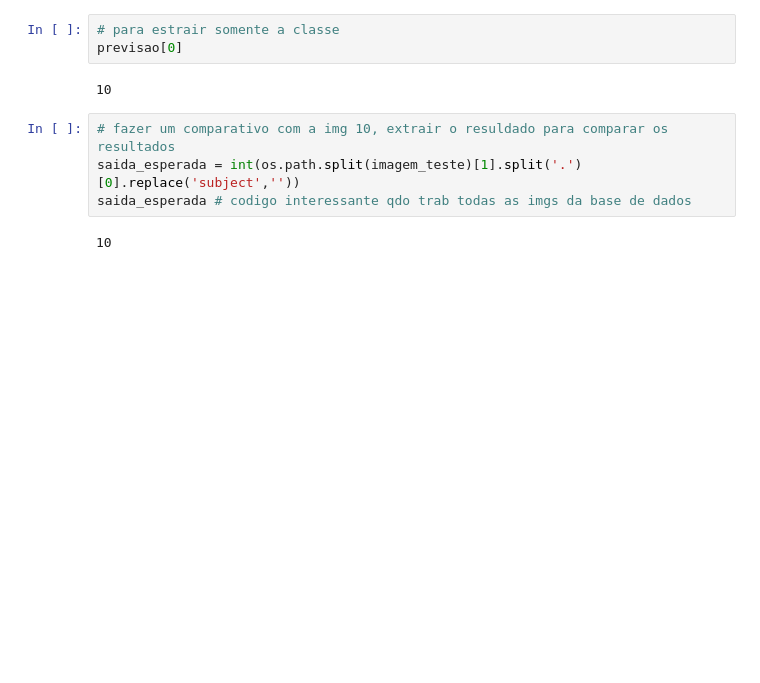
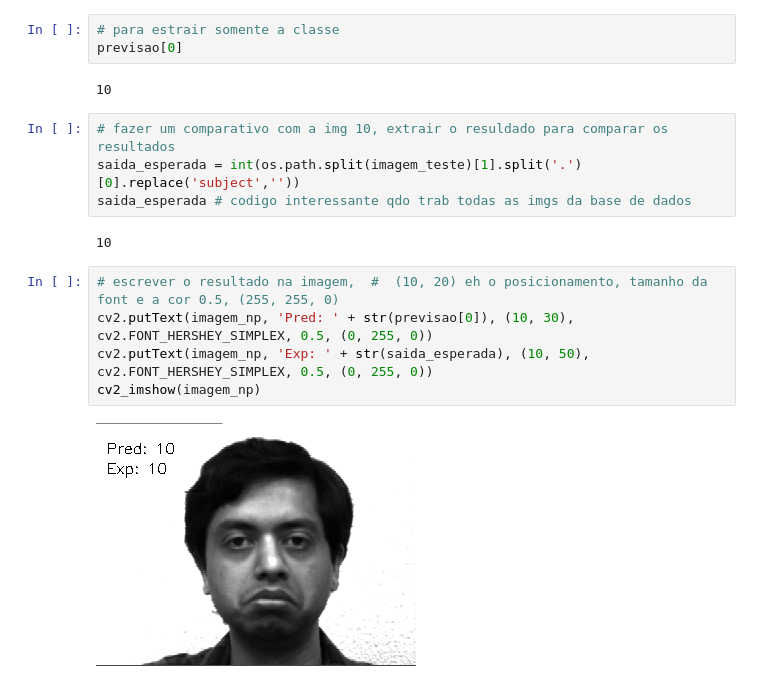
Before and after one commit to ludiemert/Detec_Haarcascade_OpenCV, a Jupyter notebook: 2_Rec_Face/1_Rec_Face/Rec_Face.ipynb, the cells around one changed output. Drawn from its saved outputs; the diff is of its cells as text; blank space fills up the shorter version.

```diff
--- a/2_Rec_Face/1_Rec_Face/Rec_Face.ipynb
+++ b/2_Rec_Face/1_Rec_Face/Rec_Face.ipynb
@@ -205,3 +205,10 @@ saida_esperada = int(os.path.split(imagem_teste)[1].split('.')[0].replace('subje
 saida_esperada # codigo interessante qdo trab todas as imgs da base de dados
 # %% [output]
 10
+# %%
+# escrever o resultado na imagem,  #  (10, 20) eh o posicionamento, tamanho da font e a cor 0.5, (255, 255, 0)
+cv2.putText(imagem_np, 'Pred: ' + str(previsao[0]), (10, 30), cv2.FONT_HERSHEY_SIMPLEX, 0.5, (0, 255, 0))
+cv2.putText(imagem_np, 'Exp: ' + str(saida_esperada), (10, 50), cv2.FONT_HERSHEY_SIMPLEX, 0.5, (0, 255, 0))
+cv2_imshow(imagem_np)
+# %% [output]
+[figure, added]
```
Also changed, not shown: parts of 1 cell of this notebook, 1 other file.
